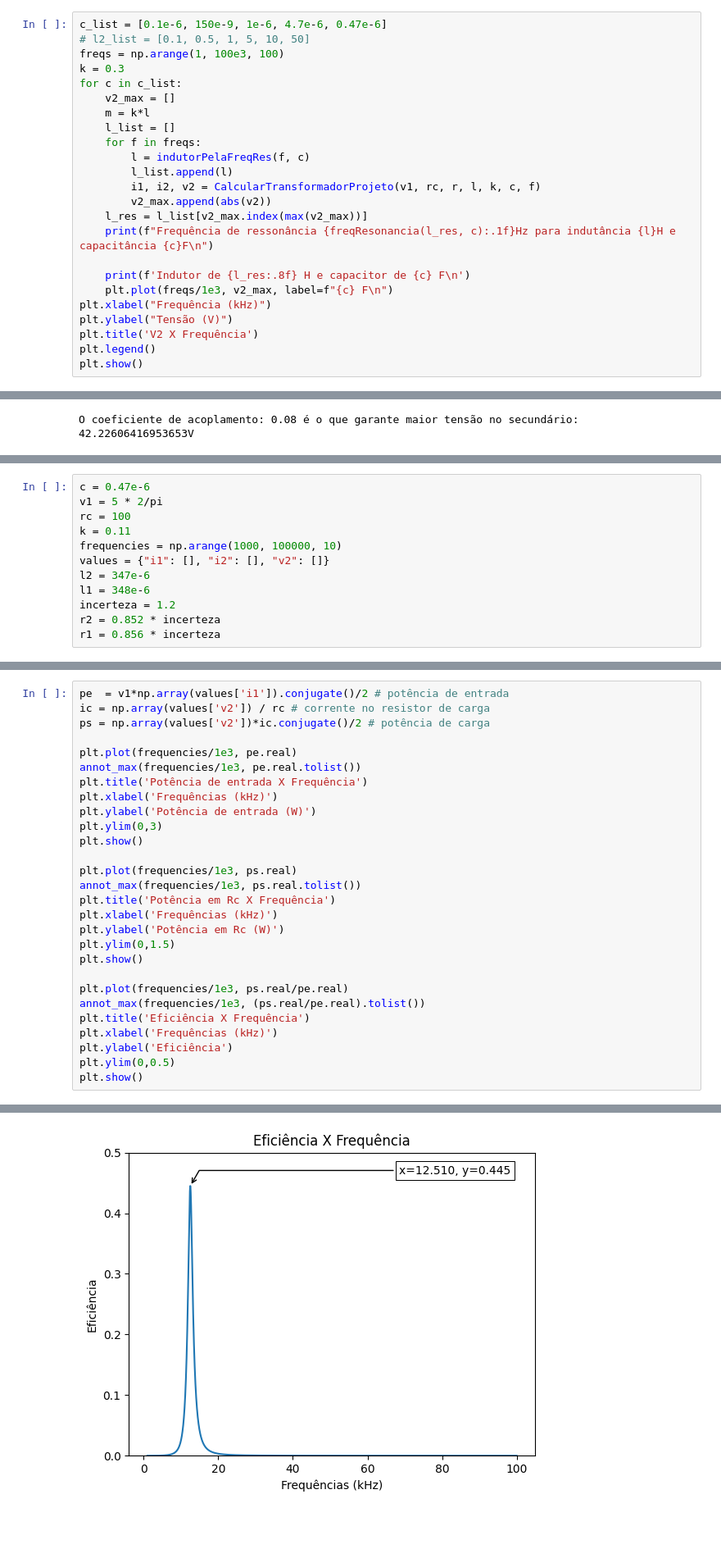
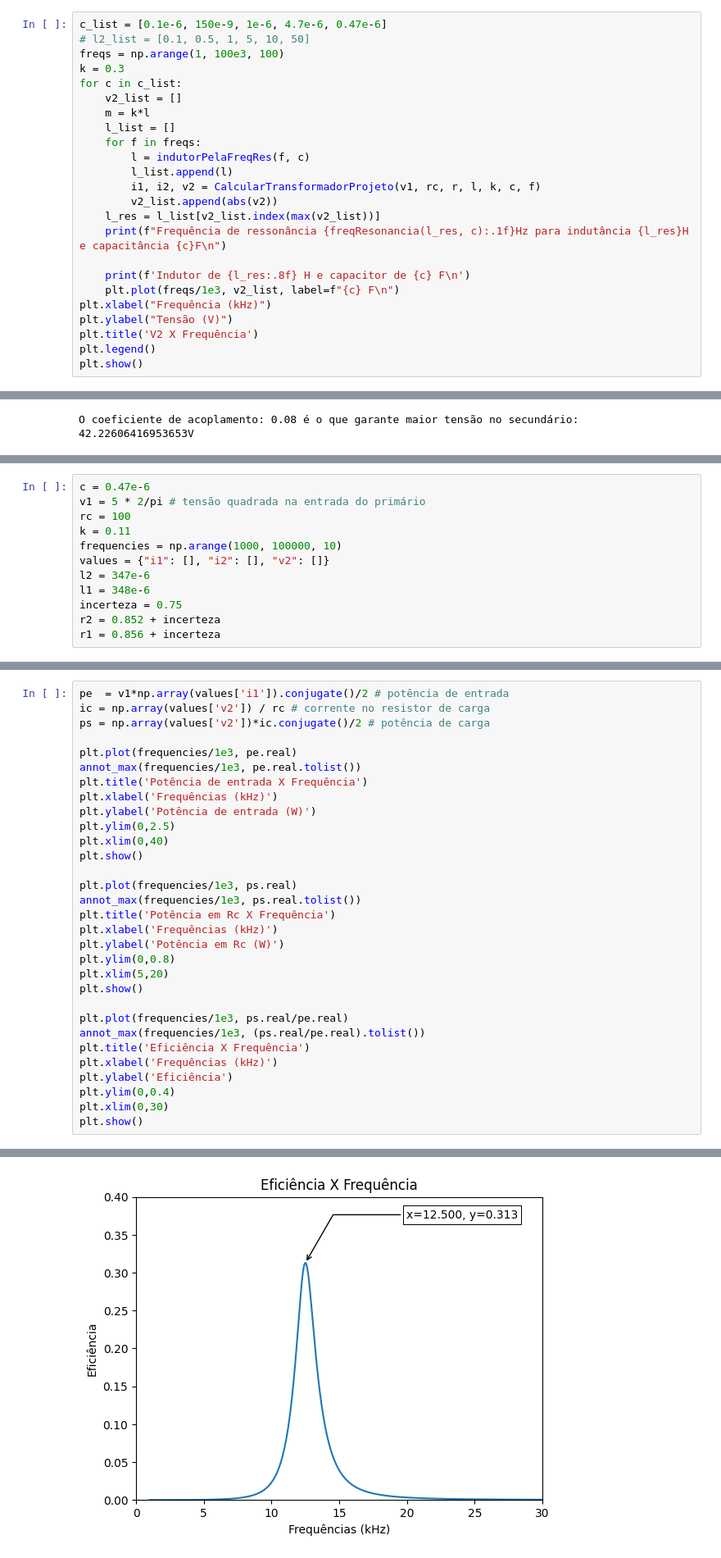
Before and after one commit to pedrocivita/roger4, a Jupyter notebook: grupo2_wpt.ipynb, the cells around one changed output, grey strips where cells are left out. Shown at 82% size. Drawn from its saved outputs; the diff is of its cells as text; blank space fills up the shorter version.

```diff
--- a/grupo2_wpt.ipynb
+++ b/grupo2_wpt.ipynb
@@ -226,19 +226,19 @@ c_list = [0.1e-6, 150e-9, 1e-6, 4.7e-6, 0.47e-6]
 freqs = np.arange(1, 100e3, 100)
 k = 0.3
 for c in c_list:
-    v2_max = []
+    v2_list = []
     m = k*l
     l_list = []
     for f in freqs:
         l = indutorPelaFreqRes(f, c)
         l_list.append(l)
         i1, i2, v2 = CalcularTransformadorProjeto(v1, rc, r, l, k, c, f)
-        v2_max.append(abs(v2))
-    l_res = l_list[v2_max.index(max(v2_max))]
-    print(f"Frequência de ressonância {freqResonancia(l_res, c):.1f}Hz para indutância {l}H e capacitância {c}F\n")
+        v2_list.append(abs(v2))
+    l_res = l_list[v2_list.index(max(v2_list))]
+    print(f"Frequência de ressonância {freqResonancia(l_res, c):.1f}Hz para indutância {l_res}H e capacitância {c}F\n")
 
     print(f'Indutor de {l_res:.8f} H e capacitor de {c} F\n')
-    plt.plot(freqs/1e3, v2_max, label=f"{c} F\n")
+    plt.plot(freqs/1e3, v2_list, label=f"{c} F\n")
 plt.xlabel("Frequência (kHz)")
 plt.ylabel("Tensão (V)")
 plt.title('V2 X Frequência')
@@ -329,15 +340,15 @@ O coeficiente de acoplamento: 0.08 é o que garante maior tensão no secundário
 # %%
 c = 0.47e-6
-v1 = 5 * 2/pi
+v1 = 5 * 2/pi # tensão quadrada na entrada do primário
 rc = 100
 k = 0.11
 frequencies = np.arange(1000, 100000, 10)
 values = {"i1": [], "i2": [], "v2": []}
 l2 = 347e-6
 l1 = 348e-6
-incerteza = 1.2
-r2 = 0.852 * incerteza
-r1 = 0.856 * incerteza
+incerteza = 0.75
+r2 = 0.852 + incerteza
+r1 = 0.856 + incerteza
 # %%
 for f in frequencies:
     i1, i2, v2 = CalcularTransformadorProjeto2(v1, rc, r1, r2, l1,l2, k, c, f)
@@ -400,7 +407,8 @@ annot_max(frequencies/1e3, pe.real.tolist())
 plt.title('Potência de entrada X Frequência')
 plt.xlabel('Frequências (kHz)')
 plt.ylabel('Potência de entrada (W)')
-plt.ylim(0,3)
+plt.ylim(0,2.5)
+plt.xlim(0,40)
 plt.show()
 
 plt.plot(frequencies/1e3, ps.real)
@@ -408,7 +416,8 @@ annot_max(frequencies/1e3, ps.real.tolist())
 plt.title('Potência em Rc X Frequência')
 plt.xlabel('Frequências (kHz)')
 plt.ylabel('Potência em Rc (W)')
-plt.ylim(0,1.5)
+plt.ylim(0,0.8)
+plt.xlim(5,20)
 plt.show()
 
 plt.plot(frequencies/1e3, ps.real/pe.real)
@@ -416,6 +425,7 @@ annot_max(frequencies/1e3, (ps.real/pe.real).tolist())
 plt.title('Eficiência X Frequência')
 plt.xlabel('Frequências (kHz)')
 plt.ylabel('Eficiência')
-plt.ylim(0,0.5)
+plt.ylim(0,0.4)
+plt.xlim(0,30)
 plt.show()
 # %% [output]
@@ -424,4 +434,4 @@ plt.show()
-[figure, old version]
+[figure, new version]
 # %%
 k_list = np.arange(0, 1, 0.01)
 v2_max = []
```
Also changed, not shown: parts of 22 cells of this notebook.
